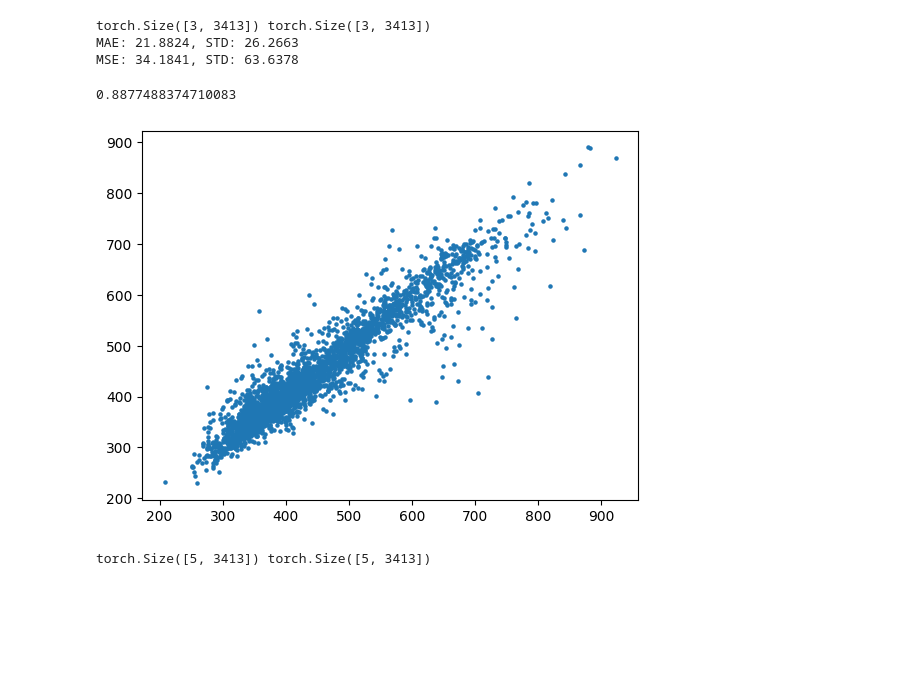
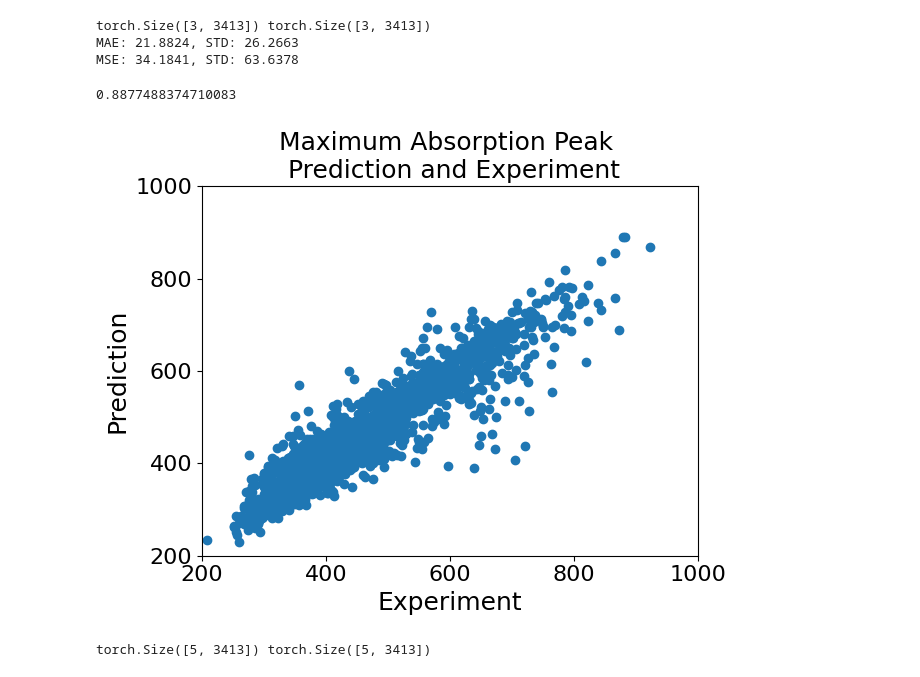
Before and after one commit to howardwang1997/AI4PS, a Jupyter notebook: draw/gnn/correlation.ipynb, the cells around one changed output. Cells and saved outputs as stored; diff of their text form; code cells hidden in the pictures; blank space fills up the shorter version.

```diff
--- a/draw/gnn/correlation.ipynb
+++ b/draw/gnn/correlation.ipynb
@@ -274,16 +282,24 @@ MSE: 34.1841, STD: 63.6378
 # %%
 from matplotlib import pyplot as plt
 import numpy as np
 
 np_pred = np.array(predictions)
 np_targ = np.array(targets)
 r2 = 1 - np.mean((np_pred - np_targ)**2)/np.var(np_pred)
 print(r2)
-plt.scatter(targets, predictions, s=5)
-plt.show()
+fig, ax1 = plt.subplots()
+ax1.scatter(targets, predictions)
+ax1.set_xlabel('Experiment', fontsize=18)
+ax1.set_ylabel('Prediction', fontsize=18)
+ax1.set_xlim(200, 1000)
+ax1.set_ylim(200, 1000)
+ax1.set_xticks([200, 400, 600, 800, 1000], [200, 400, 600, 800, 1000], fontsize=16)
+ax1.set_yticks([200, 400, 600, 800, 1000], [200, 400, 600, 800, 1000], fontsize=16)
+ax1.set_title('Maximum Absorption Peak \n Prediction and Experiment', fontsize=18)
+fig.show()
 # %% [output]
 0.8877488374710083
-[figure, old version]
+[figure, new version]
 # %%
 # final production, abs, single model
 import json
```
Also changed, not shown: parts of 2 cells of this notebook.
